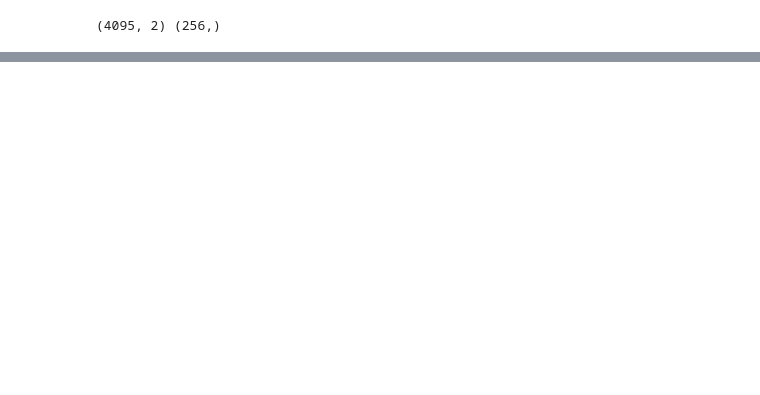
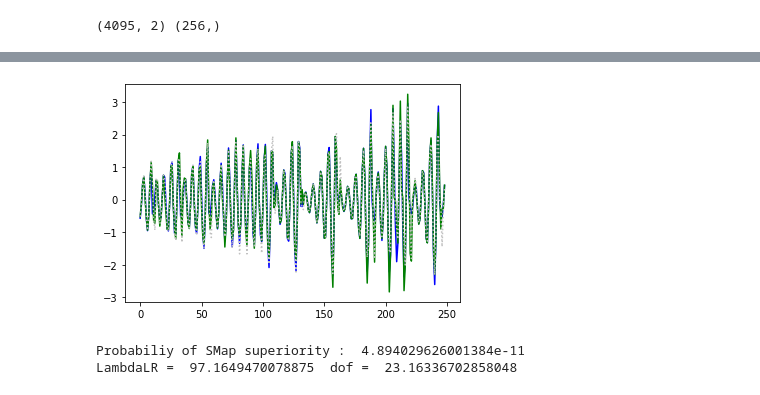
Before and after one commit to kenflat2/Nonlinear-Regression, a Jupyter notebook: Nonstationary SMap.ipynb, the cells around one changed output, grey strips where cells are left out. Cells and saved outputs as stored; diff of their text form; code cells hidden in the pictures; blank space fills up the shorter version.

```diff
--- a/Nonstationary SMap.ipynb
+++ b/Nonstationary SMap.ipynb
@@ -785,19 +837,26 @@ print(f"Improvement of GMap: {np.min(errThetaSMap)/np.min(errThetaDeltaGMap)}")
 # print(thetaBest)
 print(X)
 # %%
-predictedTSG = leaveOneOut(Xn, Yn, txn, thetaBest, 1)
+# predictedTSG = leaveOneOut(Xn, Yn, txn, thetaBest, deltaBest)
+predictedTSG = leaveOneOut(Xs, Ys, txs, thetaBest, 1)
 predictedTSS = leaveOneOut(Xs, Ys, txs, thetaBestS, 0)
+# predictedTSS = leaveOneOut(Xn, Yn, txn, thetaBestS, 0)
 # %%
 figLOU, axLOU = plt.subplots()
 axLOU.plot(Ys, c="blue")
-axLOU.plot(predictedTSG[2:], c="green", linestyle="-")
+axLOU.plot(predictedTSG, c="green", linestyle="-")
 axLOU.plot(predictedTSS, c="silver", linestyle="dotted")
 plt.show()
+# %% [output]
+[figure, added]
 # %%
 print(np.sum(predictedTSS - Ys))
 print(np.sum(predictedTSG[2:] - Ys))
 # %%
-lambdaLR, dof = likelihoodRatioTest(X, Y, tx, ty, thetaBestS, thetaBest, deltaBest, errThetaDeltaGMap)
+lambdaLR, dof = likelihoodRatioTest(Xn, Yn, txn, thetaBestS, thetaBest, deltaBest, errThetaDeltaGMap)
+# %% [output]
+Probabiliy of SMap superiority :  4.894029626001384e-11
+LambdaLR =  97.1649470078875  dof =  23.16336702858048
 # %%
 print(f"LRT Score w/ steps = {lambdaLR}, DOF difference = {dof}")
 print(f"Probability of SMap Superiority: {chisig(lambdaLR, dof)}")
```
Also changed, not shown: parts of 28 cells of this notebook, 5 other files.
